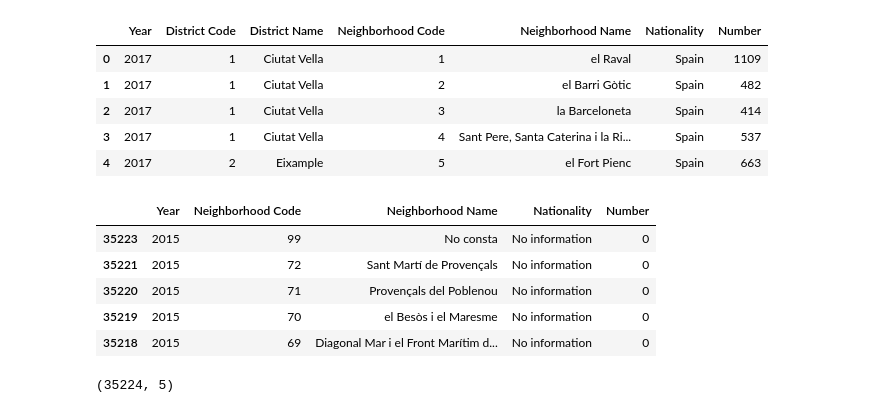
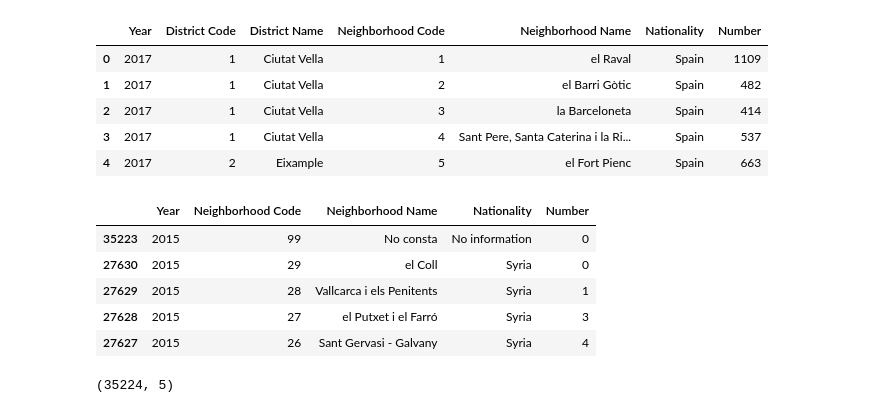
Before and after one commit to ta-data-lis/Project-Week-2-Lisbon, a Jupyter notebook: project.ipynb, the cells around one changed output. Cells and saved outputs as stored; diff of their text form; code cells hidden in the pictures.

```diff
--- a/project.ipynb
+++ b/project.ipynb
@@ -108,16 +129,16 @@ immigrants_nat.head()
 | 4 | 2017 | 2 | Eixample | 5 | el Fort Pienc | Spain | 663 |
 # %%
 # Get rid of District code and District Name
-clean_immigrants = clean_immigrants[["Year", "Neighborhood Code", "Neighborhood Name", "Nationality", "Number"]]
+clean_immigrants = immigrants_nat[["Year", "Neighborhood Code", "Neighborhood Name", "Nationality", "Number"]]
 clean_immigrants = clean_immigrants.sort_values("Year")
 clean_immigrants.head()
 # %% [output]
 |  | Year | Neighborhood Code | Neighborhood Name | Nationality | Number |
 | 35223 | 2015 | 99 | No consta | No information | 0 |
-| 35221 | 2015 | 72 | Sant Martí de Provençals | No information | 0 |
-| 35220 | 2015 | 71 | Provençals del Poblenou | No information | 0 |
-| 35219 | 2015 | 70 | el Besòs i el Maresme | No information | 0 |
-| 35218 | 2015 | 69 | Diagonal Mar i el Front Marítim d... | No information | 0 |
+| 27630 | 2015 | 29 | el Coll | Syria | 0 |
+| 27629 | 2015 | 28 | Vallcarca i els Penitents | Syria | 1 |
+| 27628 | 2015 | 27 | el Putxet i el Farró | Syria | 3 |
+| 27627 | 2015 | 26 | Sant Gervasi - Galvany | Syria | 4 |
 # %%
 clean_immigrants.shape
 # %% [output]
```
Also changed, not shown: parts of 10 cells of this notebook.
